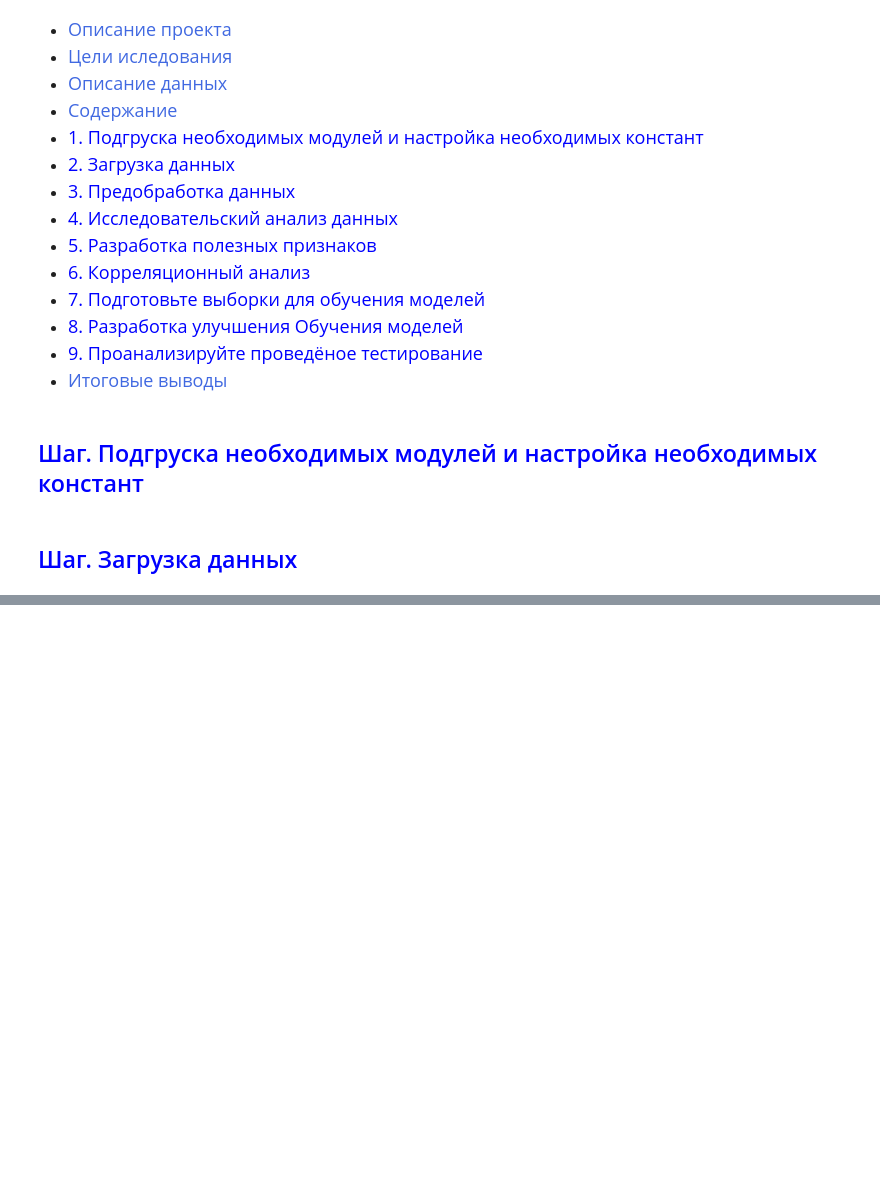
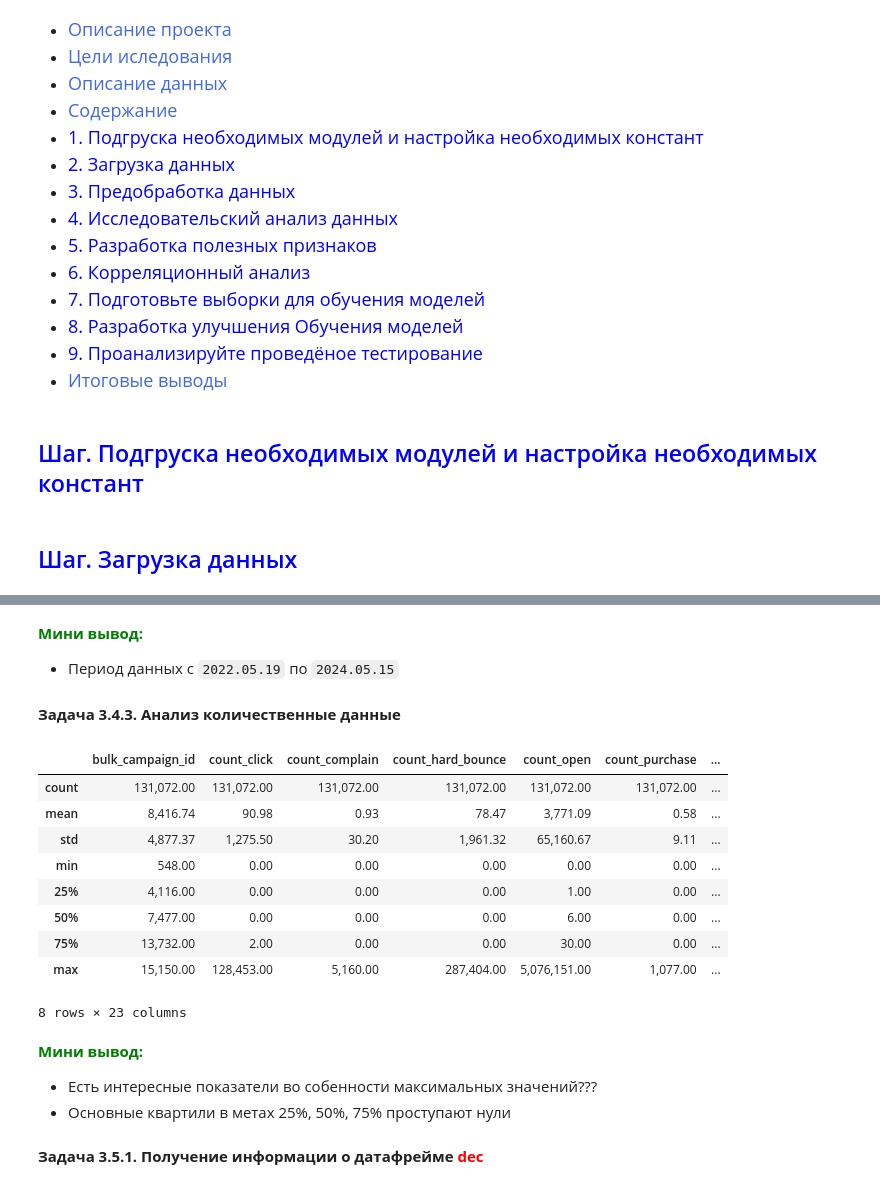
Before and after one commit to OsKaLis/predicting_user_behavior_in_the_marketplace, a Jupyter notebook: m4s22_marketplace.ipynb, the cells around one changed output, grey strips where cells are left out. Cells and saved outputs as stored; diff of their text form; code cells hidden in the pictures; blank space fills up the shorter version.

```diff
--- a/m4s22_marketplace.ipynb
+++ b/m4s22_marketplace.ipynb
@@ -163,0 +316,7 @@ folder_location = '/datasets/'
+# %%
+# Прочитываю csv-файл
+de = pd.read_csv(
+    f'{folder_location}full_campaign_daily_event.csv',
+    sep=',',
+    parse_dates=['date',]
+)
@@ -163,0 +537,5 @@ folder_location = '/datasets/'
+# %%
+def table_describe_quantitative_values(dataset: object) -> object:
+    # Вывод основныхз показателей количественных данных
+    num_col_names = dataset.select_dtypes(['int', 'float']).columns.tolist()
+    display(dataset[num_col_names].describe())
@@ -163,0 +873,27 @@ folder_location = '/datasets/'
+# %% [markdown]
+**<span style='color:green'>Мини вывод:</span>**
+
+-  Период данных с `2022.05.19` по `2024.05.15`
+# %% [markdown]
+**Задача 3.4.3. Анализ количественные данные**
+# %%
+# Вывод основныхз показателей количественных данных
+table_describe_quantitative_values(de)
+# %% [output]
+|  | bulk_campaign_id | count_click | count_complain | count_hard_bounce | count_open | count_purchase | ... |
+| count | 131,072.00 | 131,072.00 | 131,072.00 | 131,072.00 | 131,072.00 | 131,072.00 | ... |
+| mean | 8,416.74 | 90.98 | 0.93 | 78.47 | 3,771.09 | 0.58 | ... |
+| std | 4,877.37 | 1,275.50 | 30.20 | 1,961.32 | 65,160.67 | 9.11 | ... |
+| min | 548.00 | 0.00 | 0.00 | 0.00 | 0.00 | 0.00 | ... |
+| 25% | 4,116.00 | 0.00 | 0.00 | 0.00 | 1.00 | 0.00 | ... |
+| 50% | 7,477.00 | 0.00 | 0.00 | 0.00 | 6.00 | 0.00 | ... |
+| 75% | 13,732.00 | 2.00 | 0.00 | 0.00 | 30.00 | 0.00 | ... |
+| max | 15,150.00 | 128,453.00 | 5,160.00 | 287,404.00 | 5,076,151.00 | 1,077.00 | ... |
+8 rows × 23 columns
+# %% [markdown]
+**<span style='color:green'>Мини вывод:</span>**
+
+- Есть интересные показатели во собенности максимальных значений???
+- Основные квартили в метах 25%, 50%, 75% проступают нули
+# %% [markdown]
+**Задача 3.5.1. Получение информации о датафрейме <span style='color:red'>dec</span>**
```
Also changed, not shown: parts of 76 cells of this notebook, 1 other file.
